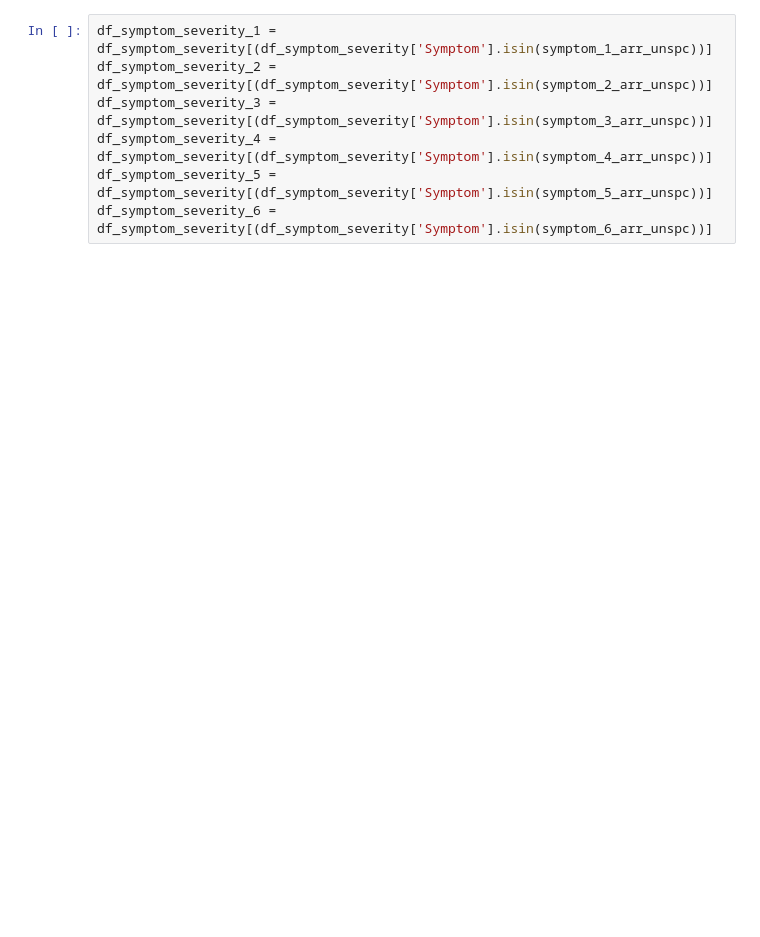
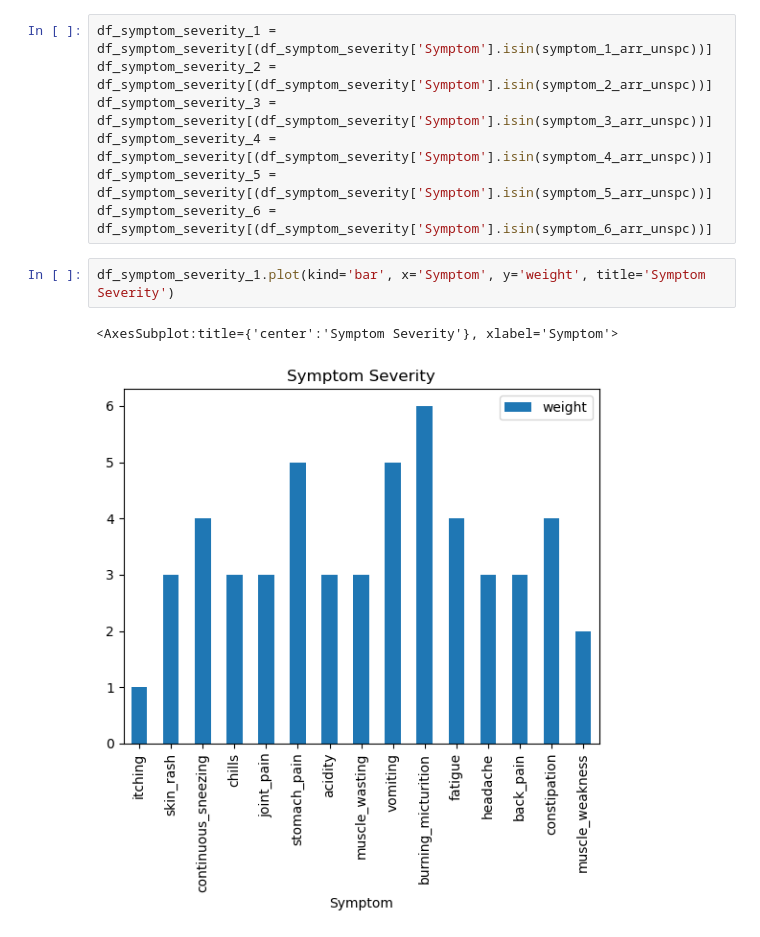
Before and after one commit to Divyesh230902/Disease-analysis, a Jupyter notebook: analyst.ipynb, the cells around one changed output. Drawn from its saved outputs; the diff is of its cells as text; blank space fills up the shorter version.

Commit message:
bar plot

```diff
--- a/analyst.ipynb
+++ b/analyst.ipynb
@@ -198,3 +198,8 @@ df_symptom_severity_3 = df_symptom_severity[(df_symptom_severity['Symptom'].isin
 df_symptom_severity_4 = df_symptom_severity[(df_symptom_severity['Symptom'].isin(symptom_4_arr_unspc))]
 df_symptom_severity_5 = df_symptom_severity[(df_symptom_severity['Symptom'].isin(symptom_5_arr_unspc))]
 df_symptom_severity_6 = df_symptom_severity[(df_symptom_severity['Symptom'].isin(symptom_6_arr_unspc))]
+# %%
+df_symptom_severity_1.plot(kind='bar', x='Symptom', y='weight', title='Symptom Severity')
+# %% [output]
+<AxesSubplot:title={'center':'Symptom Severity'}, xlabel='Symptom'>
+[figure, added]
```
